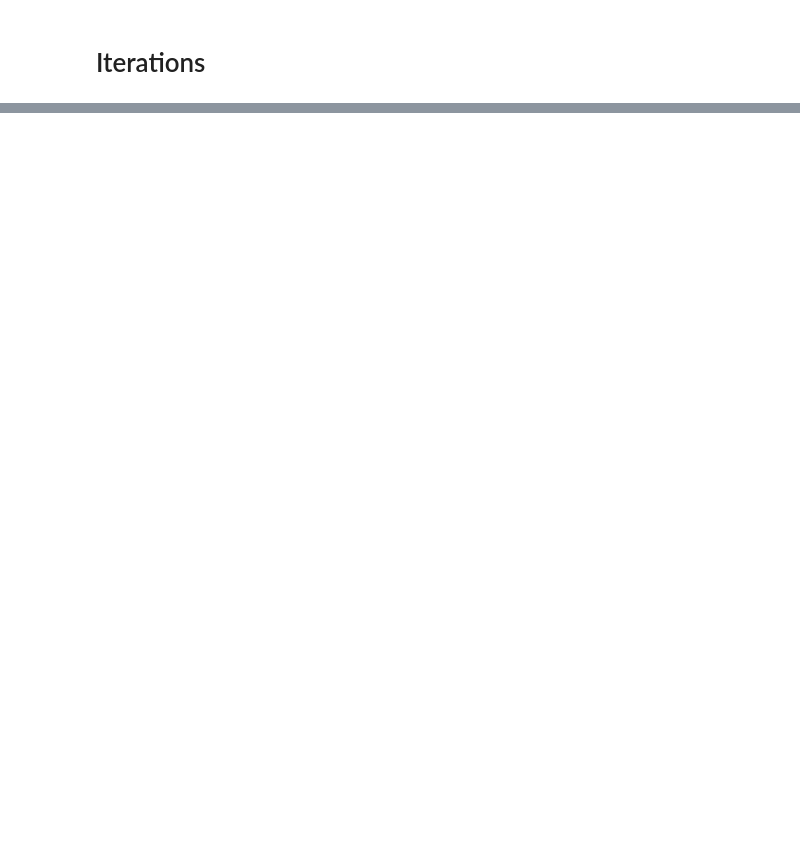
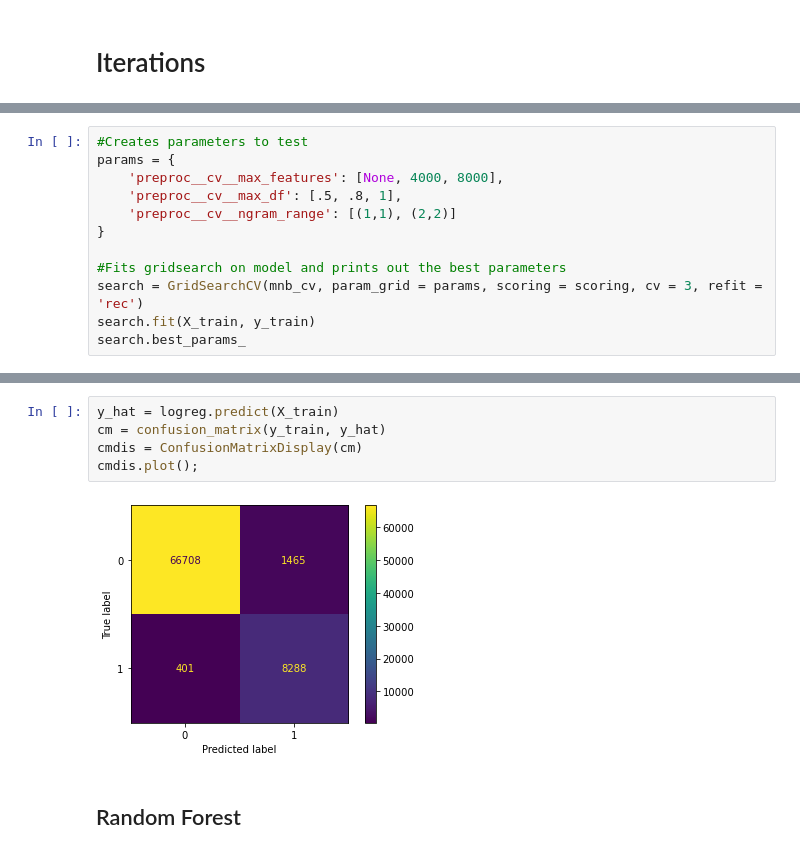
Before and after one commit to kelsklane/Capstone_Twitch_NLP, a Jupyter notebook: notebook/Models.ipynb, the cells around one changed output, grey strips where cells are left out. Cells and saved outputs as stored; diff of their text form; blank space fills up the shorter version.

```diff
--- a/notebook/Models.ipynb
+++ b/notebook/Models.ipynb
@@ -422,0 +512,12 @@ print("Validation Score:" + str(scores))
+# %%
+#Creates parameters to test
+params = {
+    'preproc__cv__max_features': [None, 4000, 8000],
+    'preproc__cv__max_df': [.5, .8, 1],
+    'preproc__cv__ngram_range': [(1,1), (2,2)]
+}
+
+#Fits gridsearch on model and prints out the best parameters
+search = GridSearchCV(mnb_cv, param_grid = params, scoring = scoring, cv = 3, refit = 'rec')
+search.fit(X_train, y_train)
+search.best_params_
@@ -422,0 +612,9 @@ print("Validation Score:" + str(scores))
+# %%
+y_hat = logreg.predict(X_train)
+cm = confusion_matrix(y_train, y_hat)
+cmdis = ConfusionMatrixDisplay(cm)
+cmdis.plot();
+# %% [output]
+[figure, added]
+# %% [markdown]
+## Random Forest
```
Also changed, not shown: parts of 37 cells of this notebook.
